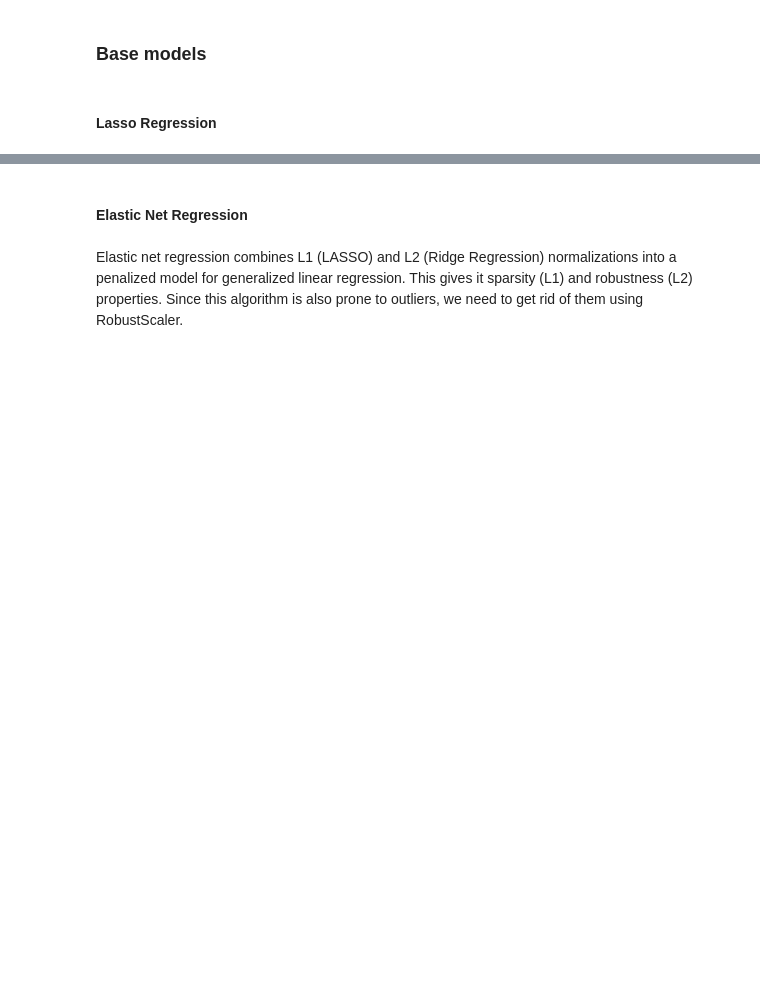
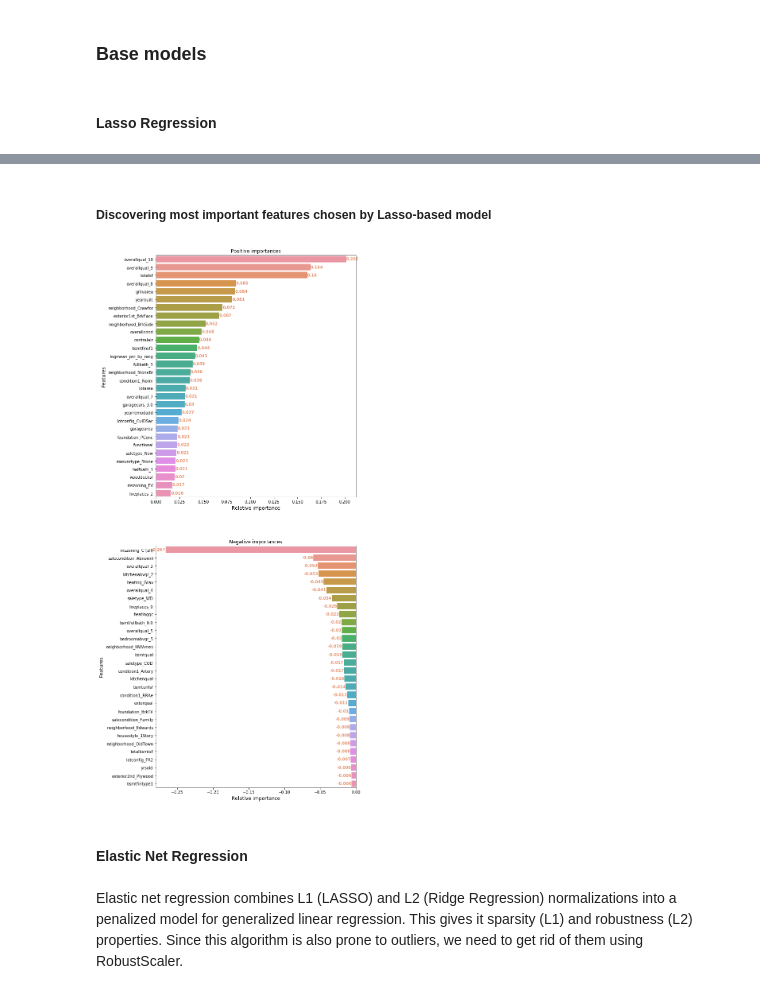
Before and after one commit to Xiaoyan1081/House_prices_advanced_regression_techniques, a Jupyter notebook: houses.ipynb, the cells around one changed output, grey strips where cells are left out. Drawn from its saved outputs; the diff is of its cells as text; code cells hidden in the pictures; blank space fills up the shorter version.

Commit message:
'plot_counts' and 'reg_importances' functions created

```diff
--- a/houses.ipynb
+++ b/houses.ipynb
@@ -558,3 +554,12 @@ Wall time: 2.99 s
+# %% [markdown]
+##### Discovering most important features chosen by Lasso-based model
+# %%
+# Import reg_importances function from helper module which will return/plot most important features found by regression model
+from helper import reg_importances
+
+positives_lasso, negatives_lasso = reg_importances(lasso, df_train, boundary = 30,  plot = True, step_name='lasso')
+# %% [output]
+[figure, added]
 # %% [markdown]
 #### Elastic Net Regression
 # %% [markdown]
```
Also changed, not shown: parts of 27 cells of this notebook, 1 other file.
